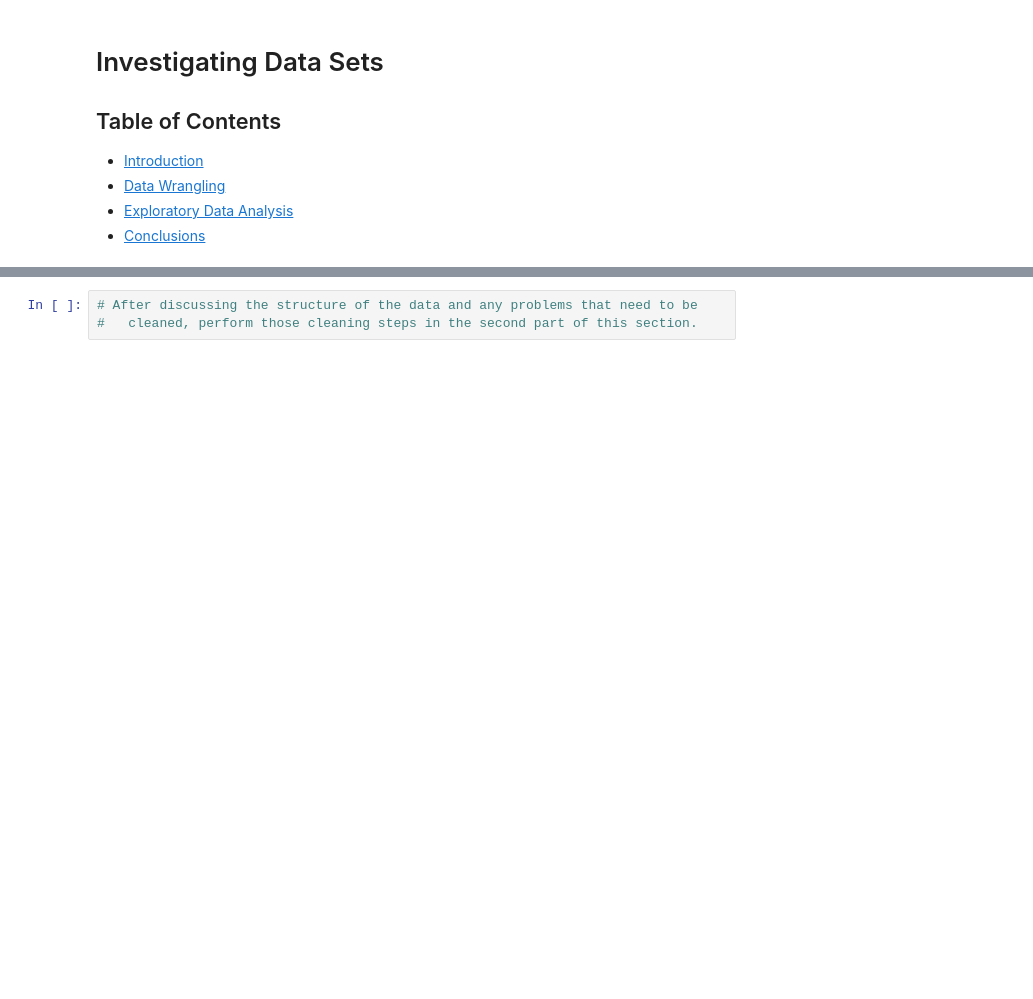
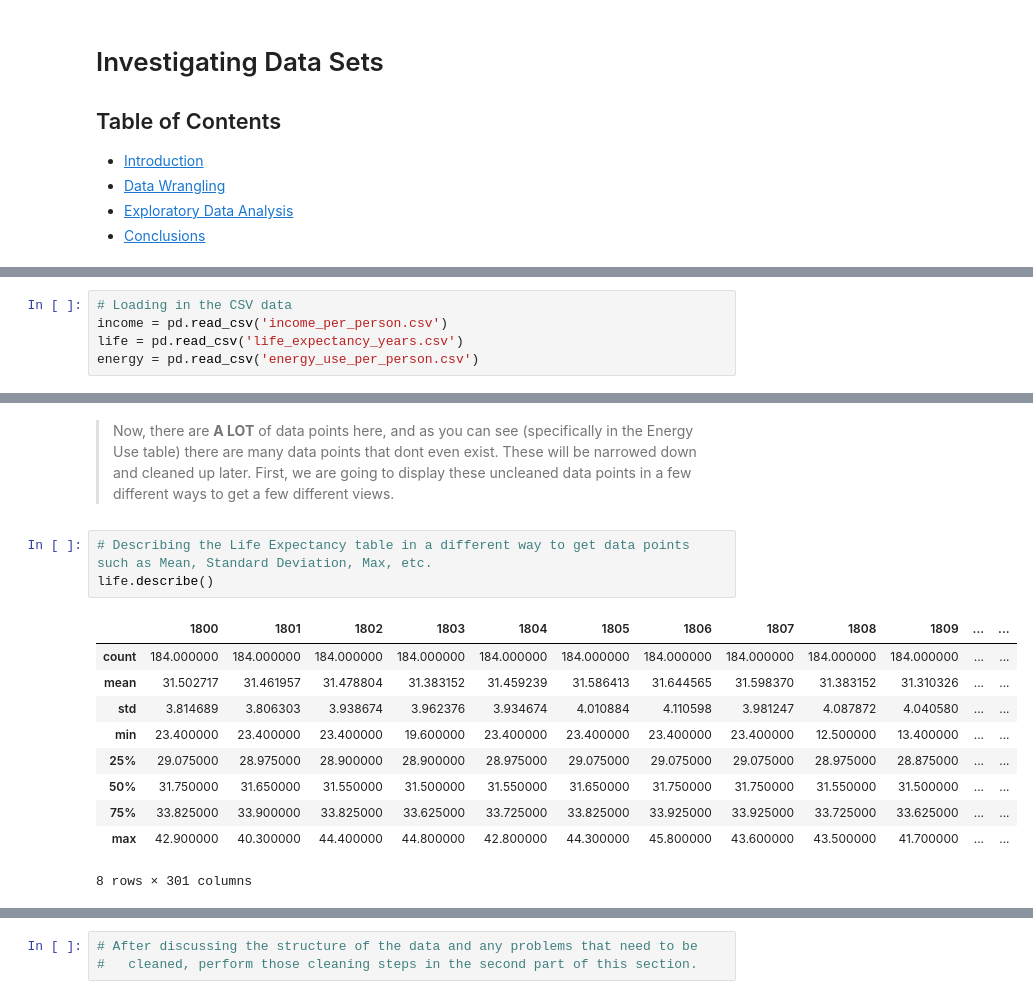
Before and after one commit to TJRiker11/Investigating-a-Data-Set---TMDB-Movies, a Jupyter notebook: Investigating Data Sets/Investigating Data Sets.ipynb, the cells around one changed output, grey strips where cells are left out. Saved outputs shown, nothing was run; the diff lists cells and outputs as text; blank space fills up the shorter version.

```diff
--- a/Investigating Data Sets/Investigating Data Sets.ipynb
+++ b/Investigating Data Sets/Investigating Data Sets.ipynb
@@ -38,0 +38,5 @@
+# %%
+# Loading in the CSV data
+income = pd.read_csv('income_per_person.csv')
+life = pd.read_csv('life_expectancy_years.csv')
+energy = pd.read_csv('energy_use_per_person.csv')
@@ -38,0 +76,16 @@
+# %% [markdown]
+> Now, there are **A LOT** of data points here, and as you can see (specifically in the Energy Use table) there are many data points that dont even exist. These will be narrowed down and cleaned up later. First, we are going to display these uncleaned data points in a few different ways to get a few different views.
+# %%
+# Describing the Life Expectancy table in a different way to get data points such as Mean, Standard Deviation, Max, etc.
+life.describe()
+# %% [output]
+|  | 1800 | 1801 | 1802 | 1803 | 1804 | 1805 | 1806 | 1807 | 1808 | 1809 | ... | ... |
+| count | 184.000000 | 184.000000 | 184.000000 | 184.000000 | 184.000000 | 184.000000 | 184.000000 | 184.000000 | 184.000000 | 184.000000 | ... | ... |
+| mean | 31.502717 | 31.461957 | 31.478804 | 31.383152 | 31.459239 | 31.586413 | 31.644565 | 31.598370 | 31.383152 | 31.310326 | ... | ... |
+| std | 3.814689 | 3.806303 | 3.938674 | 3.962376 | 3.934674 | 4.010884 | 4.110598 | 3.981247 | 4.087872 | 4.040580 | ... | ... |
+| min | 23.400000 | 23.400000 | 23.400000 | 19.600000 | 23.400000 | 23.400000 | 23.400000 | 23.400000 | 12.500000 | 13.400000 | ... | ... |
+| 25% | 29.075000 | 28.975000 | 28.900000 | 28.900000 | 28.975000 | 29.075000 | 29.075000 | 29.075000 | 28.975000 | 28.875000 | ... | ... |
+| 50% | 31.750000 | 31.650000 | 31.550000 | 31.500000 | 31.550000 | 31.650000 | 31.750000 | 31.750000 | 31.550000 | 31.500000 | ... | ... |
+| 75% | 33.825000 | 33.900000 | 33.825000 | 33.625000 | 33.725000 | 33.825000 | 33.925000 | 33.925000 | 33.725000 | 33.625000 | ... | ... |
+| max | 42.900000 | 40.300000 | 44.400000 | 44.800000 | 42.800000 | 44.300000 | 45.800000 | 43.600000 | 43.500000 | 41.700000 | ... | ... |
+8 rows × 301 columns
```
Also changed, not shown: parts of 13 cells of this notebook.
